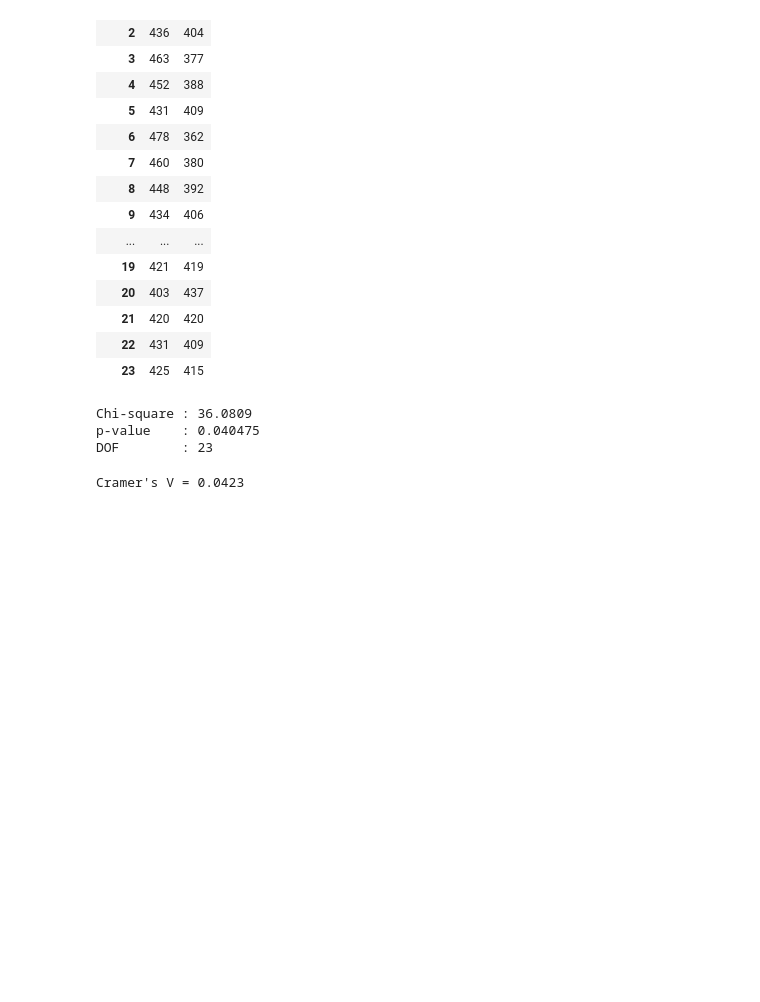
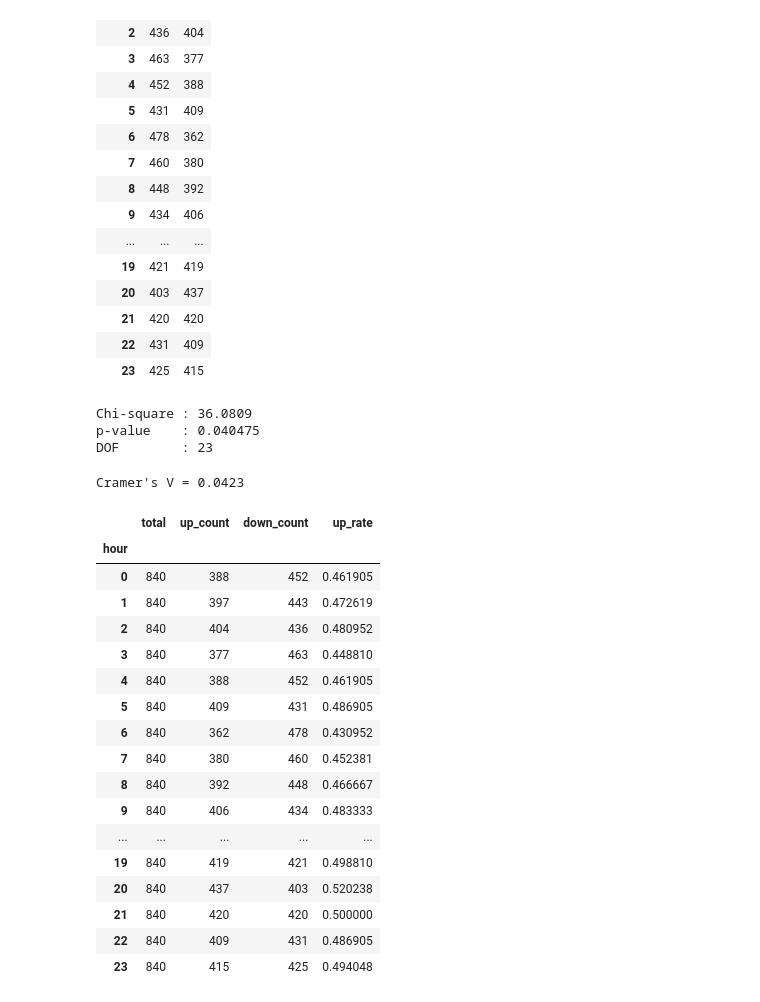
Before and after one commit to nguyenhoanghuy34/market-risk-classification, a Jupyter notebook: notebooks/feature_engineering.ipynb, the cells around one changed output. Cells and saved outputs as stored; diff of their text form; code cells hidden in the pictures; blank space fills up the shorter version.

```diff
--- a/notebooks/feature_engineering.ipynb
+++ b/notebooks/feature_engineering.ipynb
@@ -200,3 +200,40 @@ cramers_v = np.sqrt(chi2 / (n * (min(r - 1, c - 1))))
 print(f"Cramer's V = {cramers_v:.4f}")
 # %% [output]
 Cramer's V = 0.0423
+# %%
+hour_analysis = (
+    df.groupby("hour")["target"]
+      .agg(
+          total="count",
+          up_count="sum"
+      )
+)
+
+hour_analysis["down_count"] = (
+    hour_analysis["total"] - hour_analysis["up_count"]
+)
+
+hour_analysis["up_rate"] = (
+    hour_analysis["up_count"] / hour_analysis["total"]
+)
+
+hour_analysis
+# %% [output]
+|  | total | up_count | down_count | up_rate |
+| hour |  |  |  |  |
+| 0 | 840 | 388 | 452 | 0.461905 |
+| 1 | 840 | 397 | 443 | 0.472619 |
+| 2 | 840 | 404 | 436 | 0.480952 |
+| 3 | 840 | 377 | 463 | 0.448810 |
+| 4 | 840 | 388 | 452 | 0.461905 |
+| 5 | 840 | 409 | 431 | 0.486905 |
+| 6 | 840 | 362 | 478 | 0.430952 |
+| 7 | 840 | 380 | 460 | 0.452381 |
+| 8 | 840 | 392 | 448 | 0.466667 |
+| 9 | 840 | 406 | 434 | 0.483333 |
+| ... | ... | ... | ... | ... |
+| 19 | 840 | 419 | 421 | 0.498810 |
+| 20 | 840 | 437 | 403 | 0.520238 |
+| 21 | 840 | 420 | 420 | 0.500000 |
+| 22 | 840 | 409 | 431 | 0.486905 |
+| 23 | 840 | 415 | 425 | 0.494048 |
```
Also changed, not shown: parts of 1 cell of this notebook.
